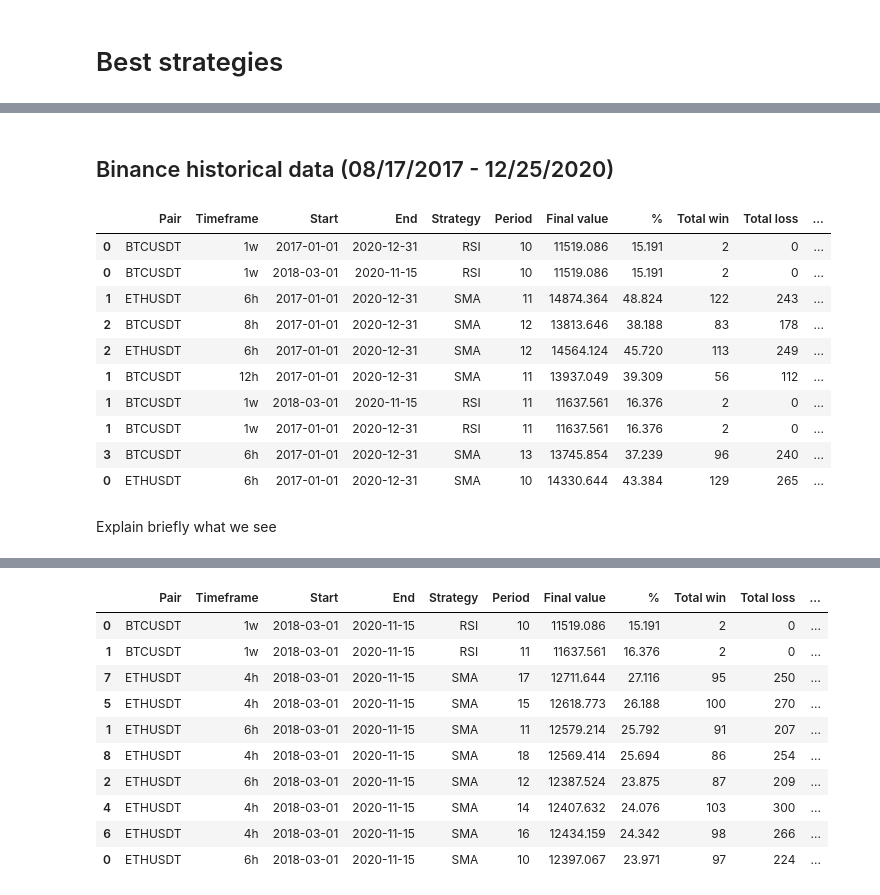
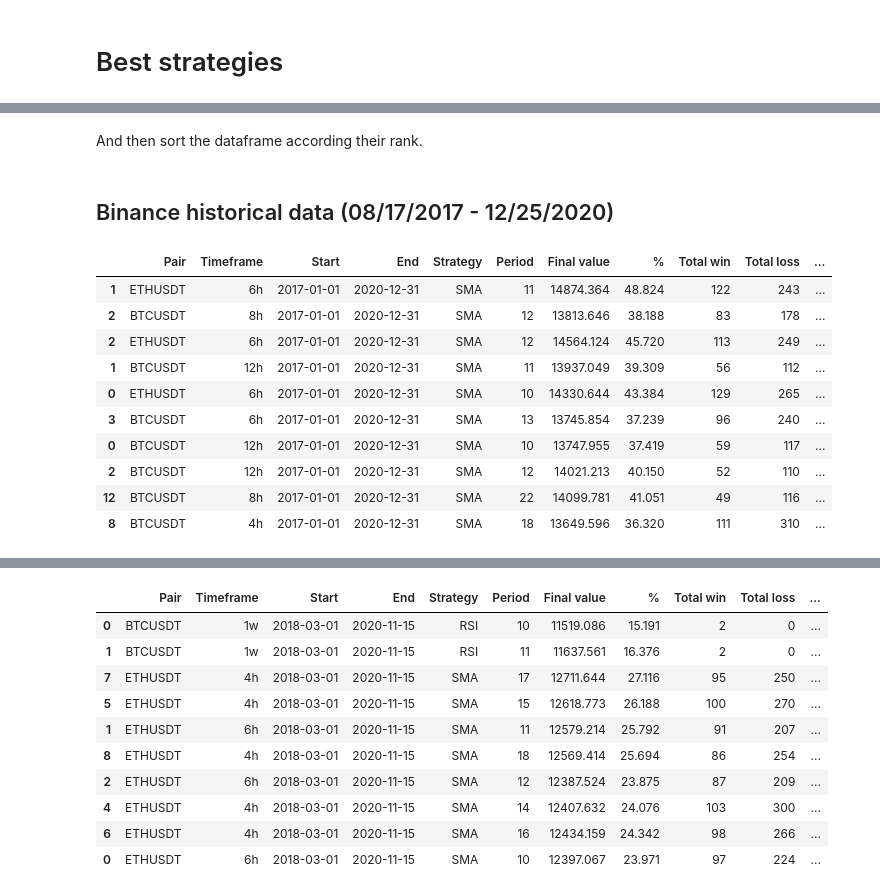
Before and after one commit to lth-elm/Backtrading-Python-Binance, a Jupyter notebook: data_process.ipynb, the cells around one changed output, grey strips where cells are left out. Saved outputs shown, nothing was run; the diff lists cells and outputs as text; code cells hidden in the pictures.

```diff
--- a/data_process.ipynb
+++ b/data_process.ipynb
@@ -16,0 +35,2 @@ for result in os.listdir("./result"):
+# %% [markdown]
+And then sort the dataframe according their rank.
@@ -17,27 +40,24 @@ for result in os.listdir("./result"):
 # %% [markdown]
 ## Binance historical data (08/17/2017 - 12/25/2020)
-# %%
-topSQN = df.sort_values('SQN', ascending=False).head(10)
-topSQN['Rank'] = topSQN['SQN'].rank(method='min', ascending=False)
-topSQN
-# %% [output]
-|  | Pair | Timeframe | Start | End | Strategy | Period | Final value | % | Total win | Total loss | ... |
-| 0 | BTCUSDT | 1w | 2017-01-01 | 2020-12-31 | RSI | 10 | 11519.086 | 15.191 | 2 | 0 | ... |
-| 0 | BTCUSDT | 1w | 2018-03-01 | 2020-11-15 | RSI | 10 | 11519.086 | 15.191 | 2 | 0 | ... |
-| 1 | ETHUSDT | 6h | 2017-01-01 | 2020-12-31 | SMA | 11 | 14874.364 | 48.824 | 122 | 243 | ... |
-| 2 | BTCUSDT | 8h | 2017-01-01 | 2020-12-31 | SMA | 12 | 13813.646 | 38.188 | 83 | 178 | ... |
-| 2 | ETHUSDT | 6h | 2017-01-01 | 2020-12-31 | SMA | 12 | 14564.124 | 45.720 | 113 | 249 | ... |
-| 1 | BTCUSDT | 12h | 2017-01-01 | 2020-12-31 | SMA | 11 | 13937.049 | 39.309 | 56 | 112 | ... |
-| 1 | BTCUSDT | 1w | 2018-03-01 | 2020-11-15 | RSI | 11 | 11637.561 | 16.376 | 2 | 0 | ... |
-| 1 | BTCUSDT | 1w | 2017-01-01 | 2020-12-31 | RSI | 11 | 11637.561 | 16.376 | 2 | 0 | ... |
-| 3 | BTCUSDT | 6h | 2017-01-01 | 2020-12-31 | SMA | 13 | 13745.854 | 37.239 | 96 | 240 | ... |
-| 0 | ETHUSDT | 6h | 2017-01-01 | 2020-12-31 | SMA | 10 | 14330.644 | 43.384 | 129 | 265 | ... |
-# %% [markdown]
-Explain briefly what we see
 # %%
+topSQN = df.head(10)
+
 topSqnSqn = list(topSQN['SQN'])
 topSqnProfit = list(round(topSQN['%'],3))
 topSqnWin = list(topSQN['Total win'])
 topSqnLoss = list(topSQN['Total loss'])
+index = list(topSQN['Rank'])
 
-index = [i for i in range(10)] # COMPLETE WITH THE RANK !!
+topSQN
+# %% [output]
+|  | Pair | Timeframe | Start | End | Strategy | Period | Final value | % | Total win | Total loss | ... |
+| 1 | ETHUSDT | 6h | 2017-01-01 | 2020-12-31 | SMA | 11 | 14874.364 | 48.824 | 122 | 243 | ... |
+| 2 | BTCUSDT | 8h | 2017-01-01 | 2020-12-31 | SMA | 12 | 13813.646 | 38.188 | 83 | 178 | ... |
+| 2 | ETHUSDT | 6h | 2017-01-01 | 2020-12-31 | SMA | 12 | 14564.124 | 45.720 | 113 | 249 | ... |
+| 1 | BTCUSDT | 12h | 2017-01-01 | 2020-12-31 | SMA | 11 | 13937.049 | 39.309 | 56 | 112 | ... |
+| 0 | ETHUSDT | 6h | 2017-01-01 | 2020-12-31 | SMA | 10 | 14330.644 | 43.384 | 129 | 265 | ... |
+| 3 | BTCUSDT | 6h | 2017-01-01 | 2020-12-31 | SMA | 13 | 13745.854 | 37.239 | 96 | 240 | ... |
+| 0 | BTCUSDT | 12h | 2017-01-01 | 2020-12-31 | SMA | 10 | 13747.955 | 37.419 | 59 | 117 | ... |
+| 2 | BTCUSDT | 12h | 2017-01-01 | 2020-12-31 | SMA | 12 | 14021.213 | 40.150 | 52 | 110 | ... |
+| 12 | BTCUSDT | 8h | 2017-01-01 | 2020-12-31 | SMA | 22 | 14099.781 | 41.051 | 49 | 116 | ... |
+| 8 | BTCUSDT | 4h | 2017-01-01 | 2020-12-31 | SMA | 18 | 13649.596 | 36.320 | 111 | 310 | ... |
```
Also changed, not shown: parts of 20 cells of this notebook.
